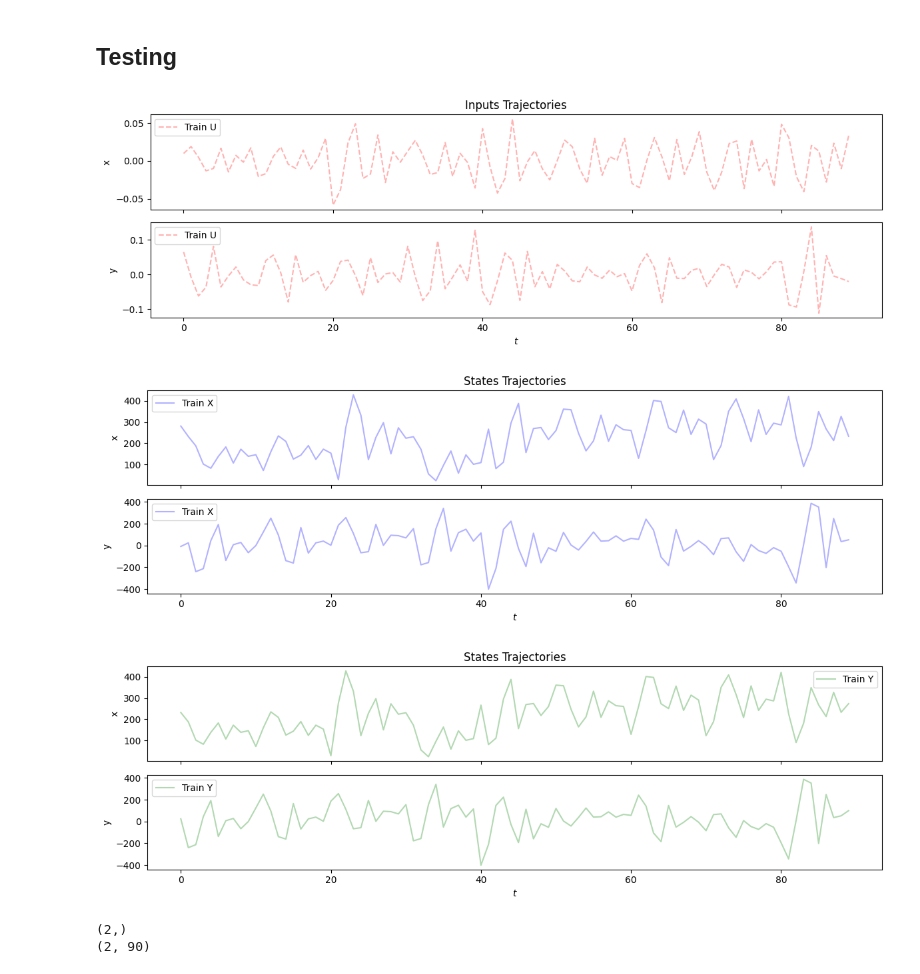
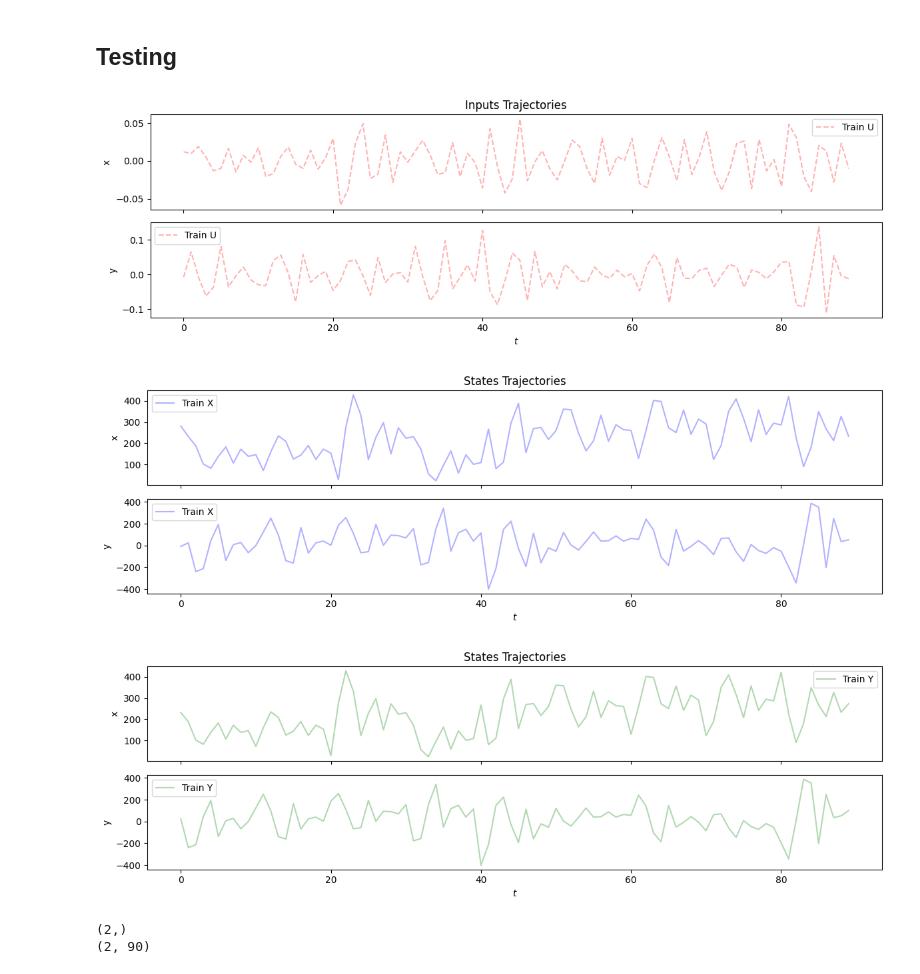
Before and after one commit to sunnyshi0310/AIRbot_RL, a Jupyter notebook: koopman27new.ipynb, the cells around one changed output. Saved outputs shown, nothing was run; the diff lists cells and outputs as text; code cells hidden in the pictures.

```diff
--- a/koopman27new.ipynb
+++ b/koopman27new.ipynb
@@ -253,35 +251,35 @@ Y, Y_info = TrajTools.get_sub_series_trajs(
     (start_point + 1, end_point + 1),
     trajs,
 )
 U, U_info = TrajTools.get_sub_series_trajs(
     RAW_ACTION_SERIES,
     raw_act_info,
-    (start_point + 1, end_point + 1),
+    (start_point, end_point),
     trajs,
 )
 
 u_painter = TrajsPainter(U, U_info)
 u_painter.features_sharetitle = "Inputs Trajectories"
 u_painter.features_self_labels = "Train U"
 u_painter.features_lines = "--r"
 u_painter.features_axis_labels = ["x", "y", "yaw"]
 u_painter.plot_features_with_t((0, points_num), (0,), (0, 1))
 
 x_painter = TrajsPainter(X, X_info)
 x_painter.features_sharetitle = "States Trajectories"
 x_painter.features_self_labels = "Train X"
 x_painter.features_lines = "-b"
 x_painter.features_axis_labels = ["x", "y", "yaw"]
 x_painter.plot_features_with_t((0, points_num), (0,), (0, 1))
 
 y_painter = TrajsPainter(Y, Y_info)
 y_painter.features_sharetitle = "States Trajectories"
 y_painter.features_self_labels = "Train Y"
 y_painter.features_lines = "-g"
 y_painter.features_axis_labels = ["x", "y", "yaw"]
 y_painter.plot_features_with_t((0, points_num), (0,), (0, 1))
 # %% [output]
-[figure, old version]
+[figure, new version]
 [figure]
 [figure]
 # %%
```
Also changed, not shown: parts of 19 cells of this notebook.
